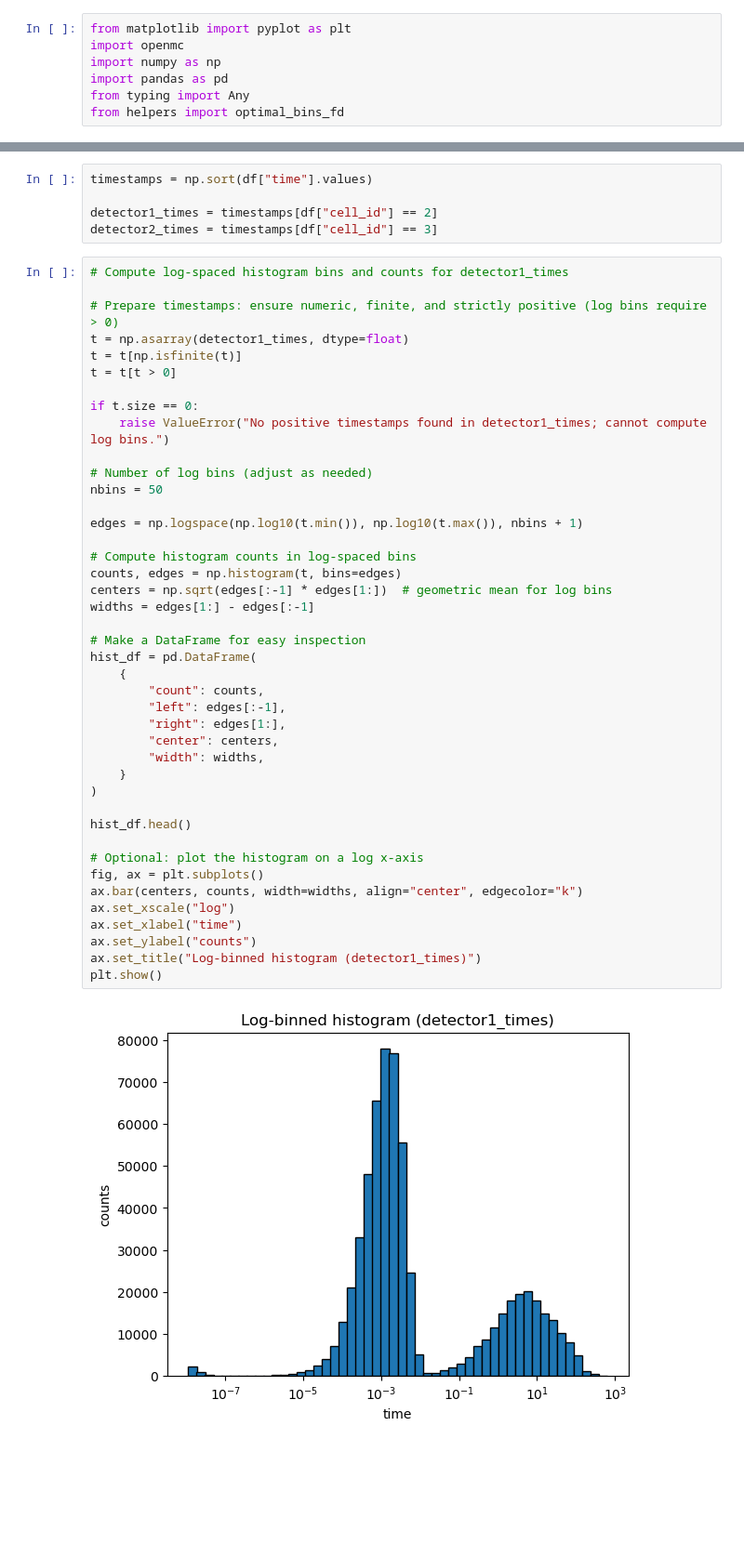
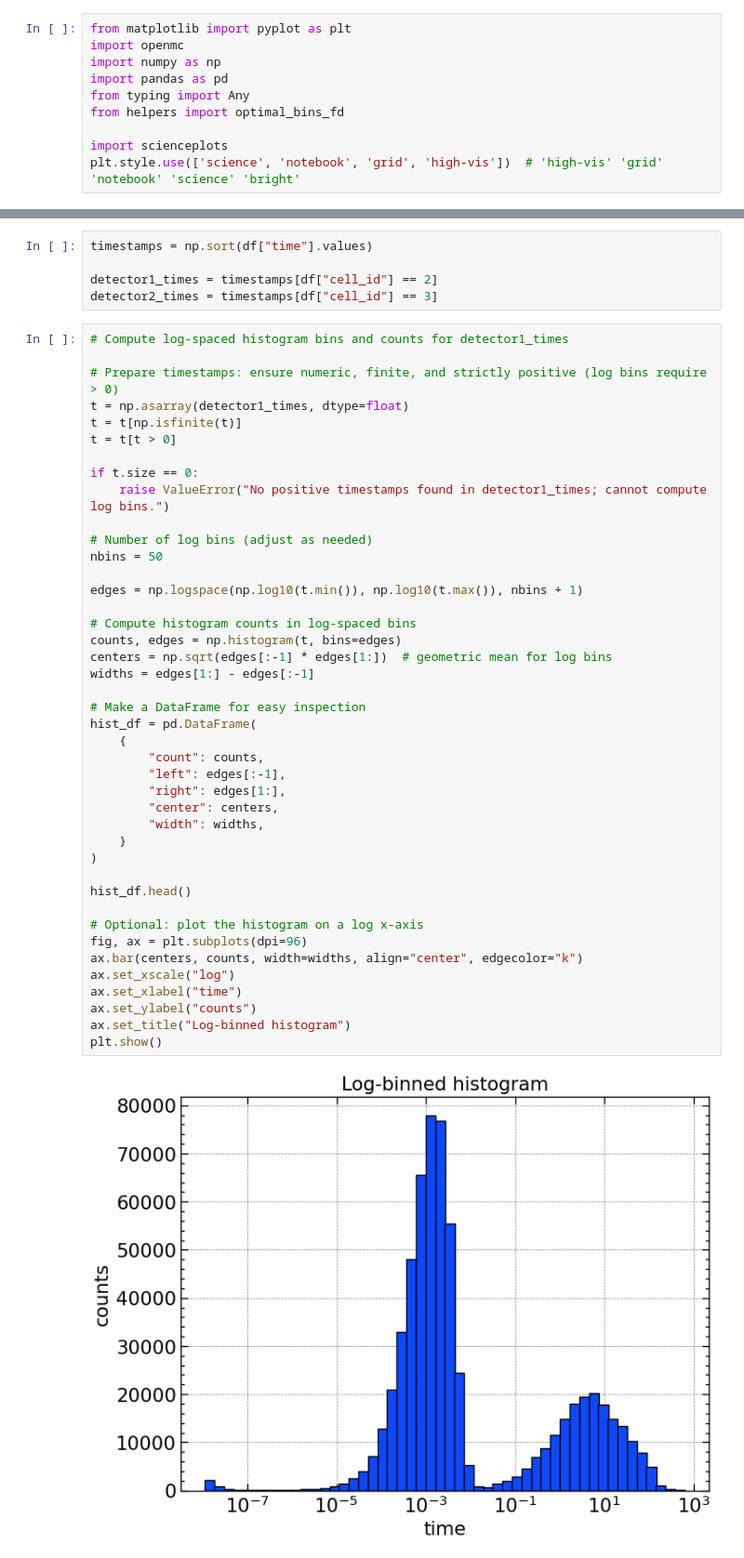
Before and after one commit to itaybnv/openmc-initiation-project, a Jupyter notebook: analysis/simple_collision_track_analysis.ipynb, the cells around one changed output, grey strips where cells are left out. Shown at 93% size. Drawn from its saved outputs; the diff is of its cells as text; blank space fills up the shorter version.

Commit message:
Changed plotting a little in simple_collision_track_analysis.ipynb

```diff
--- a/analysis/simple_collision_track_analysis.ipynb
+++ b/analysis/simple_collision_track_analysis.ipynb
@@ -5,6 +5,9 @@ import numpy as np
 import pandas as pd
 from typing import Any
 from helpers import optimal_bins_fd
+
+import scienceplots
+plt.style.use(['science', 'notebook', 'grid', 'high-vis'])  # 'high-vis' 'grid' 'notebook' 'science' 'bright'
 # %%
 data: Any = openmc.read_collision_track_file("../data/raw/collision_track.h5")
 
@@ -62,33 +65,33 @@ if t.size == 0:
 # Number of log bins (adjust as needed)
 nbins = 50
 
 edges = np.logspace(np.log10(t.min()), np.log10(t.max()), nbins + 1)
 
 # Compute histogram counts in log-spaced bins
 counts, edges = np.histogram(t, bins=edges)
 centers = np.sqrt(edges[:-1] * edges[1:])  # geometric mean for log bins
 widths = edges[1:] - edges[:-1]
 
 # Make a DataFrame for easy inspection
 hist_df = pd.DataFrame(
     {
         "count": counts,
         "left": edges[:-1],
         "right": edges[1:],
         "center": centers,
         "width": widths,
     }
 )
 
 hist_df.head()
 
 # Optional: plot the histogram on a log x-axis
-fig, ax = plt.subplots()
+fig, ax = plt.subplots(dpi=96)
 ax.bar(centers, counts, width=widths, align="center", edgecolor="k")
 ax.set_xscale("log")
 ax.set_xlabel("time")
 ax.set_ylabel("counts")
-ax.set_title("Log-binned histogram (detector1_times)")
+ax.set_title("Log-binned histogram")
 plt.show()
 # %% [output]
-[figure, old version]
+[figure, new version]
```
